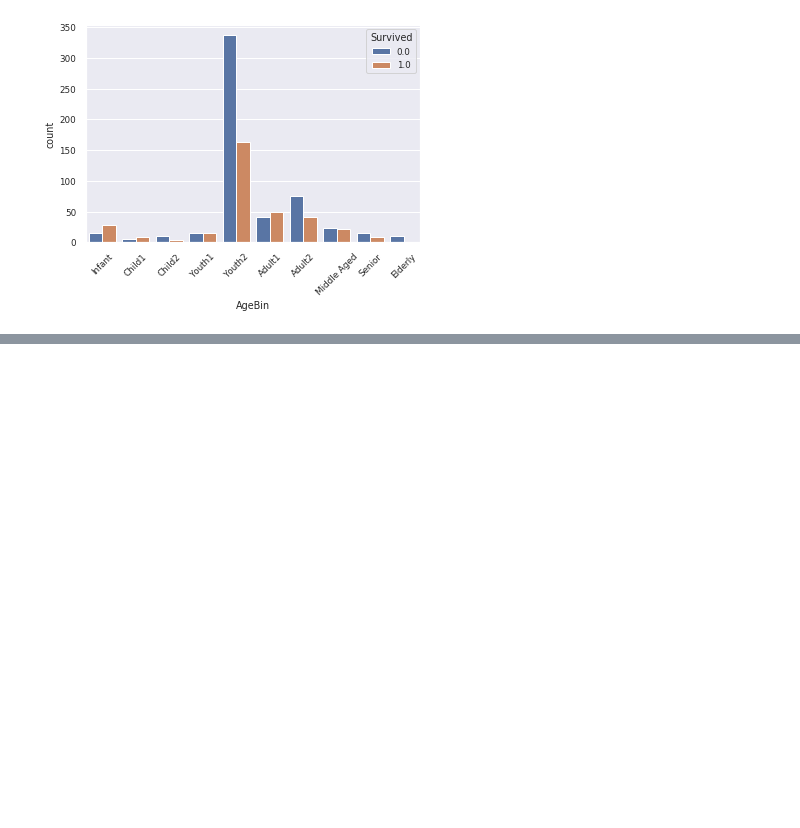
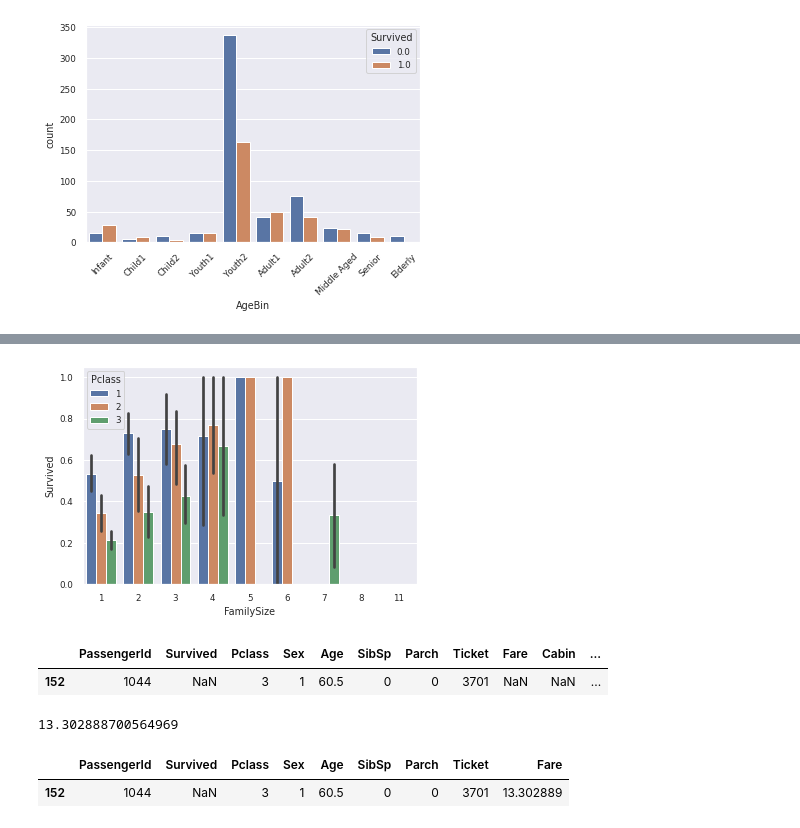
Before and after one commit to liz0904/ai_titanic, a Jupyter notebook: titanic_classification.ipynb, the cells around one changed output, grey strips where cells are left out. Cells and saved outputs as stored; diff of their text form; code cells hidden in the pictures; blank space fills up the shorter version.

```diff
--- a/titanic_classification.ipynb
+++ b/titanic_classification.ipynb
@@ -375,0 +388,27 @@ plt.show()
+# %%
+#가족 구성원의 수
+data['FamilySize']=data['SibSp']+data['Parch']+1
+
+#가족 구성원의 수와 생존율 관계
+sns.barplot(x='FamilySize', y='Survived', hue='Pclass', estimator=np.mean, data=data[data['TrainSplit']=='Train'])
+plt.show()  #가족 수에 따라 객실 등급에 따른 생존율에 차이가 있음
+# %% [output]
+[figure, added]
+# %%
+#Fare(요금)
+
+#결측값 확인-1개의 결측 데이터 존재
+data.loc[data['Fare'].isnull(), :]
+# %% [output]
+|  | PassengerId | Survived | Pclass | Sex | Age | SibSp | Parch | Ticket | Fare | Cabin | ... |
+| 152 | 1044 | NaN | 3 | 1 | 60.5 | 0 | 0 | 3701 | NaN | NaN | ... |
+# %%
+#3등석 요금의 평균값을 가지고 결측값 대체
+p3_fare_mean=data.loc[data['Pclass']==3, 'Fare'].mean()
+print(p3_fare_mean)
+data['Fare']=data['Fare'].fillna(p3_fare_mean)
+data.loc[data['PassengerId']==1044,:'Fare']
+# %% [output]
+13.302888700564969
+|  | PassengerId | Survived | Pclass | Sex | Age | SibSp | Parch | Ticket | Fare |
+| 152 | 1044 | NaN | 3 | 1 | 60.5 | 0 | 0 | 3701 | 13.302889 |
```
Also changed, not shown: parts of 18 cells of this notebook.
